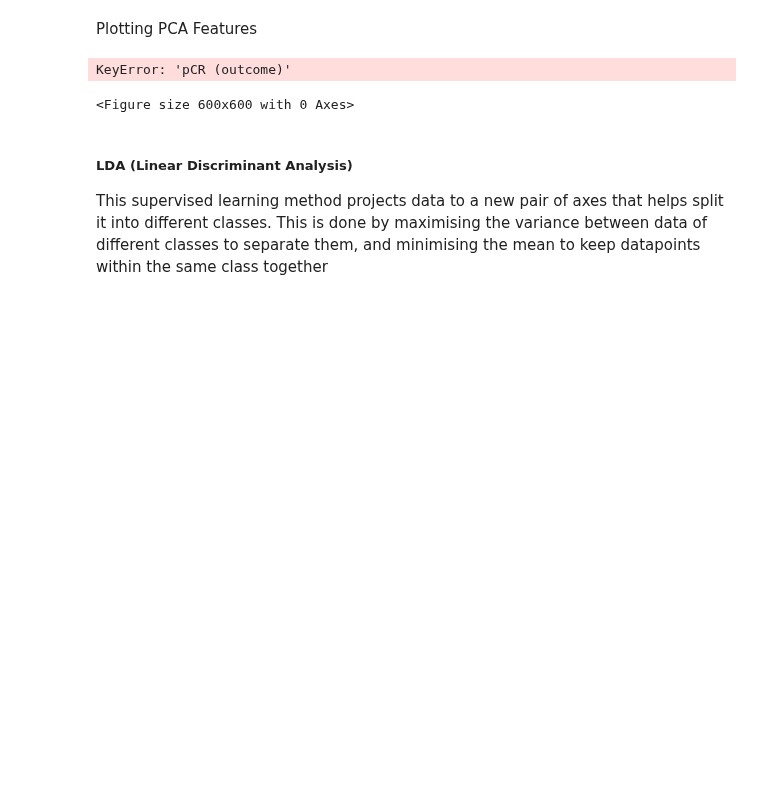
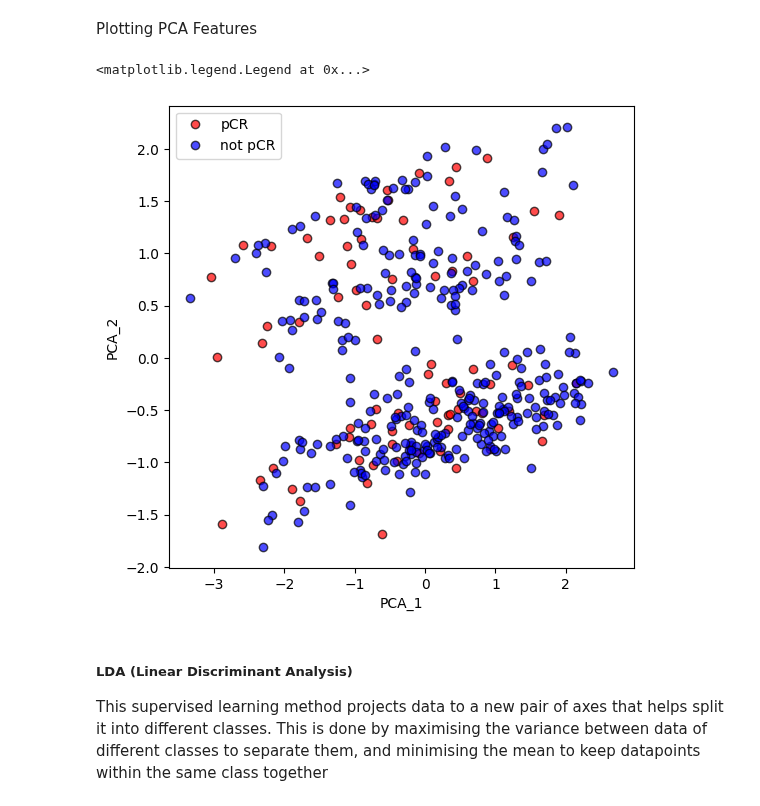
Before and after one commit to glacial-drm/Supervised-Learners, a Jupyter notebook: CW2/FeatureSelection.ipynb, the cells around one changed output. Cells and saved outputs as stored; diff of their text form; code cells hidden in the pictures; blank space fills up the shorter version.

Commit message:
fixed errors in feature selection

```diff
--- a/CW2/FeatureSelection.ipynb
+++ b/CW2/FeatureSelection.ipynb
@@ -138,14 +150,14 @@ PCA_df
 Plotting PCA Features
 # %%
 plt.figure(figsize=(6,6))
-plt.plot(PCA_df['PCA_1'][dataset['pCR (outcome)'] == 1], PCA_df['PCA_2'][dataset['pCR (outcome)'] == 1], 'ro', alpha = 0.7, markeredgecolor = 'k')
-plt.plot(PCA_df['PCA_1'][dataset['pCR (outcome)'] == 0], PCA_df['PCA_2'][dataset['pCR (outcome)'] == 0], 'bo', alpha = 0.7, markeredgecolor = 'k')
+plt.plot(PCA_df['PCA_1'][dataset_y_clf == 1], PCA_df['PCA_2'][dataset_y_clf == 1], 'ro', alpha = 0.7, markeredgecolor = 'k')
+plt.plot(PCA_df['PCA_1'][dataset_y_clf == 0], PCA_df['PCA_2'][dataset_y_clf == 0], 'bo', alpha = 0.7, markeredgecolor = 'k')
 plt.xlabel('PCA_1')
 plt.ylabel('PCA_2')
 plt.legend(['pCR','not pCR'])
 # %% [output]
-KeyError: 'pCR (outcome)'
+<matplotlib.legend.Legend at 0x...>
-<Figure size 600x600 with 0 Axes>
+[figure, added]
 # %% [markdown]
 ##### LDA (Linear Discriminant Analysis)
 This supervised learning method projects data to a new pair of axes that helps split it into different classes. This is done by maximising the variance between data of different classes to separate them, and minimising the mean to keep datapoints within the same class together
```
Also changed, not shown: parts of 2 cells of this notebook.
